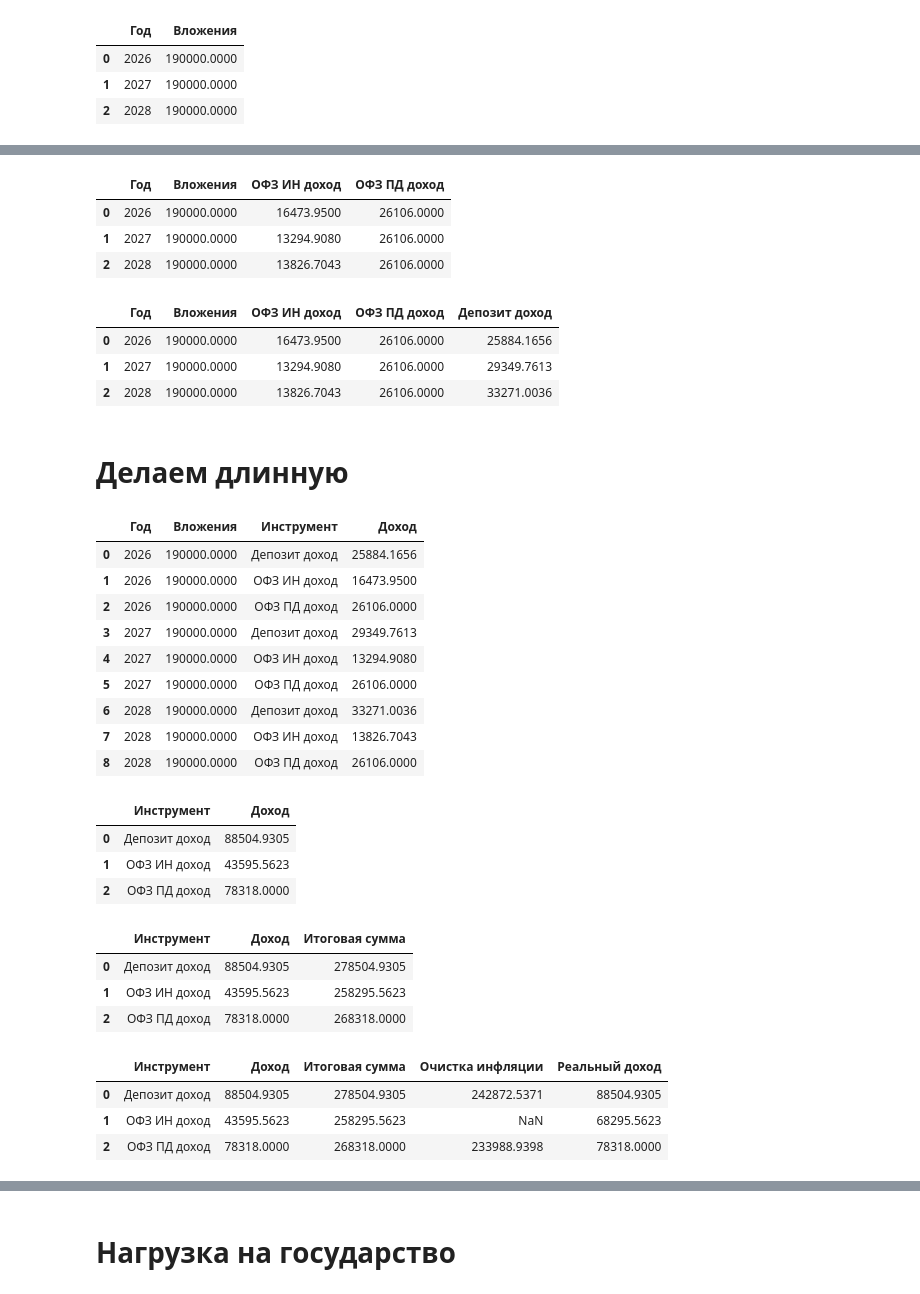
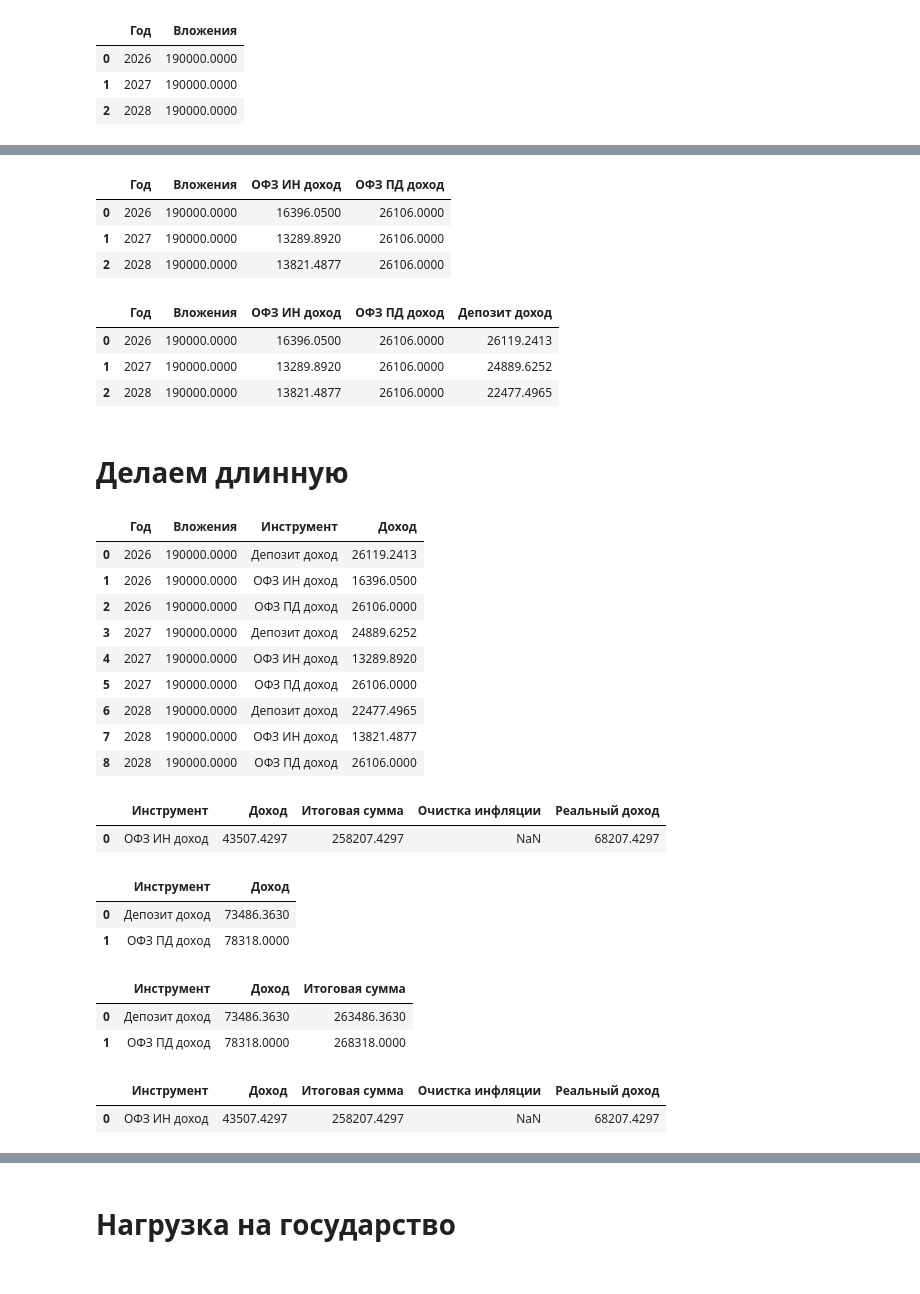
Before and after one commit to DOC8048/ofz-in-l, a Jupyter notebook: ОФЗ ИН (л).ipynb, the cells around one changed output, grey strips where cells are left out. Drawn from its saved outputs; the diff is of its cells as text; code cells hidden in the pictures.

```diff
--- a/ОФЗ ИН (л).ipynb
+++ b/ОФЗ ИН (л).ipynb
@@ -55,7 +67,7 @@ value = sd['rate'].iloc[0]
 # %%
-DEPOSIT_DECREMENT = 2.5 # коэфициент снижения
+DEPOSIT_DECREMENT = 2 # коэфициент снижения
 base = value
-inf_res['Ставка депозита'] = base - (DEPOSIT_DECREMENT/100) * inf_res.index
+inf_res['Ставка депозита'] = base - DEPOSIT_DECREMENT * inf_res.index
 inf_res[['Инфляция','Ставка депозита']] = inf_res[['Инфляция','Ставка депозита']]/100 # переводим проценты в числа
 inf_res
 # %% [output]
@@ -355,18 +373,18 @@ df_s_merge.rename(columns={'Доход, руб': 'ОФЗ ПД доход'}, inpl
 df_s_merge
 # %% [output]
 |  | Год | Вложения | ОФЗ ИН доход | ОФЗ ПД доход |
-| 0 | 2026 | 190000.0000 | 16473.9500 | 26106.0000 |
-| 1 | 2027 | 190000.0000 | 13294.9080 | 26106.0000 |
-| 2 | 2028 | 190000.0000 | 13826.7043 | 26106.0000 |
+| 0 | 2026 | 190000.0000 | 16396.0500 | 26106.0000 |
+| 1 | 2027 | 190000.0000 | 13289.8920 | 26106.0000 |
+| 2 | 2028 | 190000.0000 | 13821.4877 | 26106.0000 |
 # %%
 df_s_merge = df_s_merge.merge(depozit[['Год', 'Проценты']], on='Год', how='left')
 df_s_merge.rename(columns={'Проценты': 'Депозит доход'}, inplace=True)
 df_s_merge
 # %% [output]
 |  | Год | Вложения | ОФЗ ИН доход | ОФЗ ПД доход | Депозит доход |
-| 0 | 2026 | 190000.0000 | 16473.9500 | 26106.0000 | 25884.1656 |
-| 1 | 2027 | 190000.0000 | 13294.9080 | 26106.0000 | 29349.7613 |
-| 2 | 2028 | 190000.0000 | 13826.7043 | 26106.0000 | 33271.0036 |
+| 0 | 2026 | 190000.0000 | 16396.0500 | 26106.0000 | 26119.2413 |
+| 1 | 2027 | 190000.0000 | 13289.8920 | 26106.0000 | 24889.6252 |
+| 2 | 2028 | 190000.0000 | 13821.4877 | 26106.0000 | 22477.4965 |
 # %% [markdown]
 # Делаем длинную
 # %%
@@ -384,54 +402,62 @@ df_long = df_long.sort_values(['Год', 'Инструмент']).reset_index(dr
 df_long
 # %% [output]
 |  | Год | Вложения | Инструмент | Доход |
-| 0 | 2026 | 190000.0000 | Депозит доход | 25884.1656 |
-| 1 | 2026 | 190000.0000 | ОФЗ ИН доход | 16473.9500 |
+| 0 | 2026 | 190000.0000 | Депозит доход | 26119.2413 |
+| 1 | 2026 | 190000.0000 | ОФЗ ИН доход | 16396.0500 |
 | 2 | 2026 | 190000.0000 | ОФЗ ПД доход | 26106.0000 |
-| 3 | 2027 | 190000.0000 | Депозит доход | 29349.7613 |
-| 4 | 2027 | 190000.0000 | ОФЗ ИН доход | 13294.9080 |
+| 3 | 2027 | 190000.0000 | Депозит доход | 24889.6252 |
+| 4 | 2027 | 190000.0000 | ОФЗ ИН доход | 13289.8920 |
 | 5 | 2027 | 190000.0000 | ОФЗ ПД доход | 26106.0000 |
-| 6 | 2028 | 190000.0000 | Депозит доход | 33271.0036 |
-| 7 | 2028 | 190000.0000 | ОФЗ ИН доход | 13826.7043 |
+| 6 | 2028 | 190000.0000 | Депозит доход | 22477.4965 |
+| 7 | 2028 | 190000.0000 | ОФЗ ИН доход | 13821.4877 |
 | 8 | 2028 | 190000.0000 | ОФЗ ПД доход | 26106.0000 |
+# %%
+ofz_in_part = df_long[df_long['Инструмент'] == 'ОФЗ ИН доход'].groupby('Инструмент', as_index=False)['Доход'].sum()
+ofz_in_part['Итоговая сумма'] = ofz_in_l['На руках у человека, руб'].iloc[0] + ofz_in_part.loc[ofz_in_part['Инструмент'] == 'ОФЗ ИН доход','Доход'] + ofz_in_l['Налоговый вычет, руб'].iloc[0]
+ofz_in_part['Очистка инфляции'] = np.nan
+ofz_in_part['Реальный доход'] = ofz_in_part['Итоговая сумма'] - ofz_in_l['На руках у человека, руб']
+ofz_in_part
+# %% [output]
+|  | Инструмент | Доход | Итоговая сумма | Очистка инфляции | Реальный доход |
+| 0 | ОФЗ ИН доход | 43507.4297 | 258207.4297 | NaN | 68207.4297 |
 # %%
-doxod_za_period = pd.DataFrame()
-doxod_za_period =  df_long.groupby('Инструмент', as_index=False)['Доход'].sum()
-#agg(Итоговая_сумма= ('Доход', sum)
+# doxod_za_period = pd.DataFrame()
+drugoe = df_long[df_long['Инструмент'] !='ОФЗ ИН доход'].groupby('Инструмент', as_index=False)['Доход'].sum()
+drugoe
+# doxod_za_period =  df_long.groupby('Инструмент', as_index=False)['Доход'].sum()
+# #agg(Итоговая_сумма= ('Доход', sum)
 
-doxod_za_period
+# doxod_za_period
 # %% [output]
 |  | Инструмент | Доход |
-| 0 | Депозит доход | 88504.9305 |
-| 1 | ОФЗ ИН доход | 43595.5623 |
-| 2 | ОФЗ ПД доход | 78318.0000 |
+| 0 | Депозит доход | 73486.3630 |
+| 1 | ОФЗ ПД доход | 78318.0000 |
 # %%
 # Вычисляем итоговые суммы
-total_oin = ofz_in_l['На руках у человека, руб'].iloc[0] + doxod_za_period.loc[doxod_za_period['Инструмент'] == 'ОФЗ ИН доход','Доход'].iloc[0] + ofz_in_l['Налоговый вычет, руб'].iloc[0]
+# total_oin = ofz_in_l['На руках у человека, руб'].iloc[0] + doxod_za_period.loc[doxod_za_period['Инструмент'] == 'ОФЗ ИН доход','Доход'].iloc[0] + ofz_in_l['Налоговый вычет, руб'].iloc[0]
 total_pd = ofz_in_l['На руках у человека, руб'].iloc[0] + ofz_pd['Доход, руб'].sum()
 total_dep = ofz_in_l['На руках у человека, руб'].iloc[0] + depozit['Проценты'].sum()
 
 # Словарь соответствий
 total_dict = {
-    'ОФЗ ИН доход': total_oin,
+    # 'ОФЗ ИН доход': total_oin,
     'ОФЗ ПД доход': total_pd,
     'Депозит доход': total_dep
 }
 
 # Добавляем колонку Итоговая сумма
-doxod_za_period['Итоговая сумма'] = doxod_za_period['Инструмент'].map(total_dict)
-doxod_za_period
+drugoe['Итоговая сумма'] = drugoe['Инструмент'].map(total_dict)
+drugoe
 # %% [output]
 |  | Инструмент | Доход | Итоговая сумма |
-| 0 | Депозит доход | 88504.9305 | 278504.9305 |
-| 1 | ОФЗ ИН доход | 43595.5623 | 258295.5623 |
-| 2 | ОФЗ ПД доход | 78318.0000 | 268318.0000 |
+| 0 | Депозит доход | 73486.3630 | 263486.3630 |
+| 1 | ОФЗ ПД доход | 78318.0000 | 268318.0000 |
 # %%
-doxod_za_period['Очистка инфляции'] = doxod_za_period['Итоговая сумма']/inf_factor
-doxod_za_period['Реальный доход'] = doxod_za_period['Итоговая сумма'] - ofz_in_l['На руках у человека, руб']
-doxod_za_period.loc[doxod_za_period['Инструмент'] == 'ОФЗ ИН доход', 'Очистка инфляции'] = None
-doxod_za_period
+drugoe['Очистка инфляции'] = drugoe['Итоговая сумма']/inf_factor
+drugoe['Реальный доход'] = drugoe['Итоговая сумма'] - ofz_in_l['На руках у человека, руб']
+ofz_in_part['Очистка инфляции'] = np.nan
+ofz_in_part['Реальный доход'] = ofz_in_part['Итоговая сумма'] - ofz_in_l['На руках у человека, руб']
+ofz_in_part
 # %% [output]
 |  | Инструмент | Доход | Итоговая сумма | Очистка инфляции | Реальный доход |
-| 0 | Депозит доход | 88504.9305 | 278504.9305 | 242872.5371 | 88504.9305 |
-| 1 | ОФЗ ИН доход | 43595.5623 | 258295.5623 | NaN | 68295.5623 |
-| 2 | ОФЗ ПД доход | 78318.0000 | 268318.0000 | 233988.9398 | 78318.0000 |
+| 0 | ОФЗ ИН доход | 43507.4297 | 258207.4297 | NaN | 68207.4297 |
```
Also changed, not shown: parts of 34 cells of this notebook, 3 other files.
